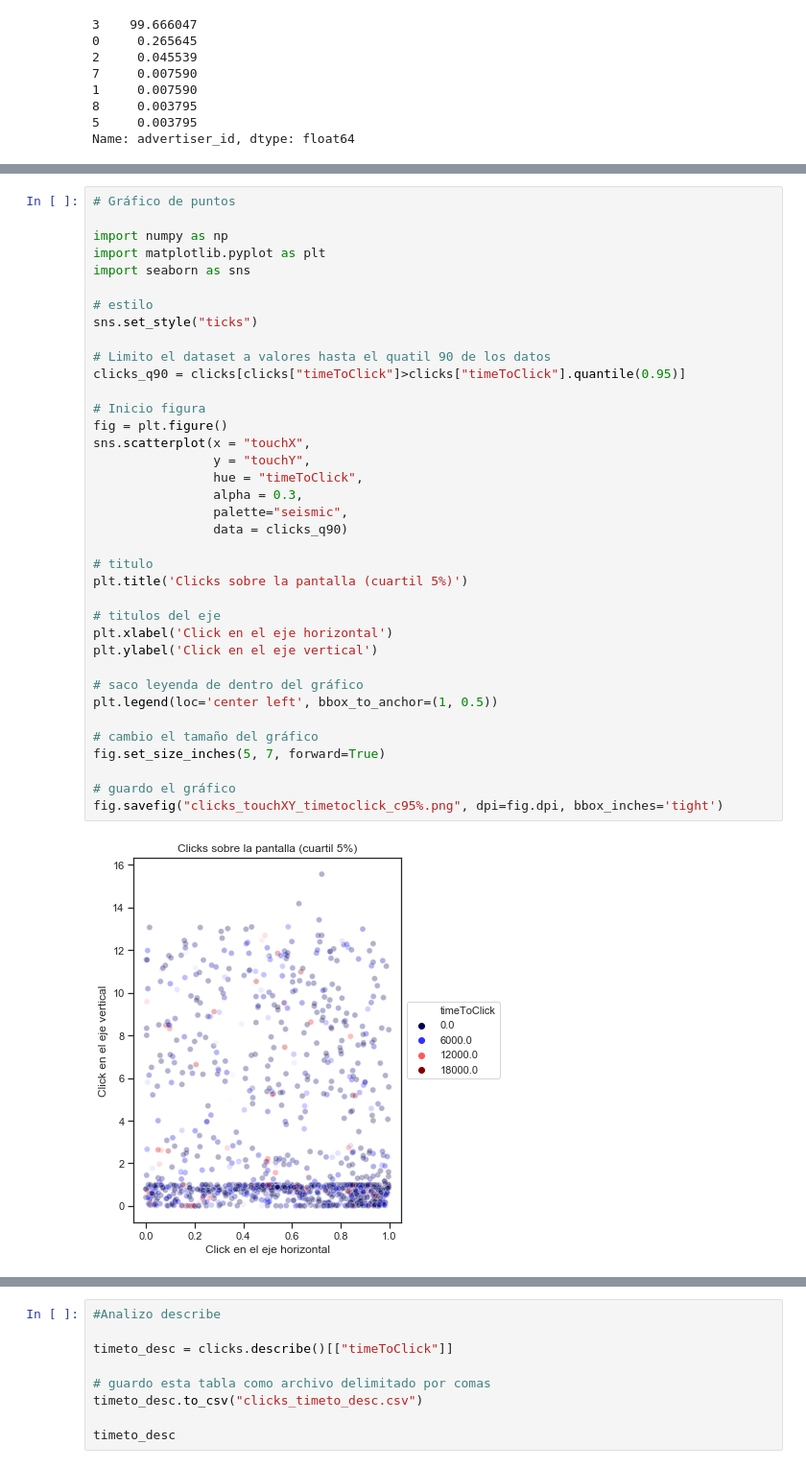
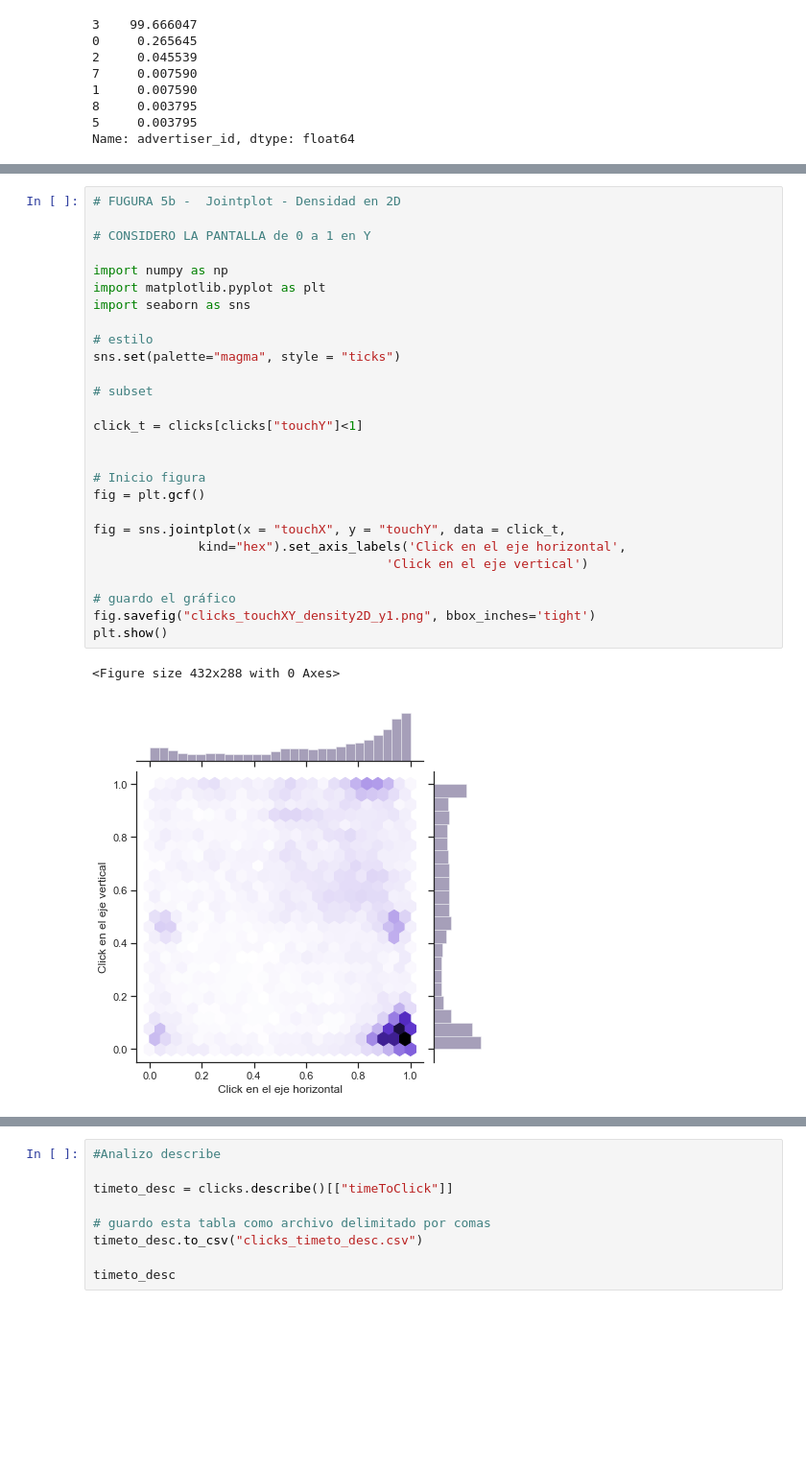
Before and after one commit to flor14/Organizacion_de_datos_2019, a Jupyter notebook: Tp1_datos.ipynb, the cells around one changed output, grey strips where cells are left out. Shown: that part at 96% size. Drawn from its saved outputs; the diff is of its cells as text; blank space fills up the shorter version.

```diff
--- a/Tp1_datos.ipynb
+++ b/Tp1_datos.ipynb
@@ -416,39 +396,30 @@ Cuando se analiza la zona dónde se realizaron estos clicks estos ocurrieron en
 # %%
-# Gráfico de puntos
+# FUGURA 5b -  Jointplot - Densidad en 2D
+
+# CONSIDERO LA PANTALLA de 0 a 1 en Y
 
 import numpy as np
 import matplotlib.pyplot as plt
 import seaborn as sns
 
 # estilo
-sns.set_style("ticks")
+sns.set(palette="magma", style = "ticks")
 
-# Limito el dataset a valores hasta el quatil 90 de los datos
-clicks_q90 = clicks[clicks["timeToClick"]>clicks["timeToClick"].quantile(0.95)]
+# subset
+
+click_t = clicks[clicks["touchY"]<1]
+
 
 # Inicio figura
-fig = plt.figure()
-sns.scatterplot(x = "touchX",
-                y = "touchY",
-                hue = "timeToClick",
-                alpha = 0.3,
-                palette="seismic",
-                data = clicks_q90)
+fig = plt.gcf()
 
-# titulo
-plt.title('Clicks sobre la pantalla (cuartil 5%)')
-
-# titulos del eje
-plt.xlabel('Click en el eje horizontal')
-plt.ylabel('Click en el eje vertical')
-
-# saco leyenda de dentro del gráfico
-plt.legend(loc='center left', bbox_to_anchor=(1, 0.5))
-
-# cambio el tamaño del gráfico
-fig.set_size_inches(5, 7, forward=True)
+fig = sns.jointplot(x = "touchX", y = "touchY", data = click_t,
+              kind="hex").set_axis_labels('Click en el eje horizontal',
+                                       'Click en el eje vertical')
 
 # guardo el gráfico
-fig.savefig("clicks_touchXY_timetoclick_c95%.png", dpi=fig.dpi, bbox_inches='tight')
+fig.savefig("clicks_touchXY_density2D_y1.png", bbox_inches='tight')
+plt.show()
 # %% [output]
+<Figure size 432x288 with 0 Axes>
-[figure, old version]
+[figure, new version]
```
Also changed, not shown: parts of 74 cells of this notebook.
